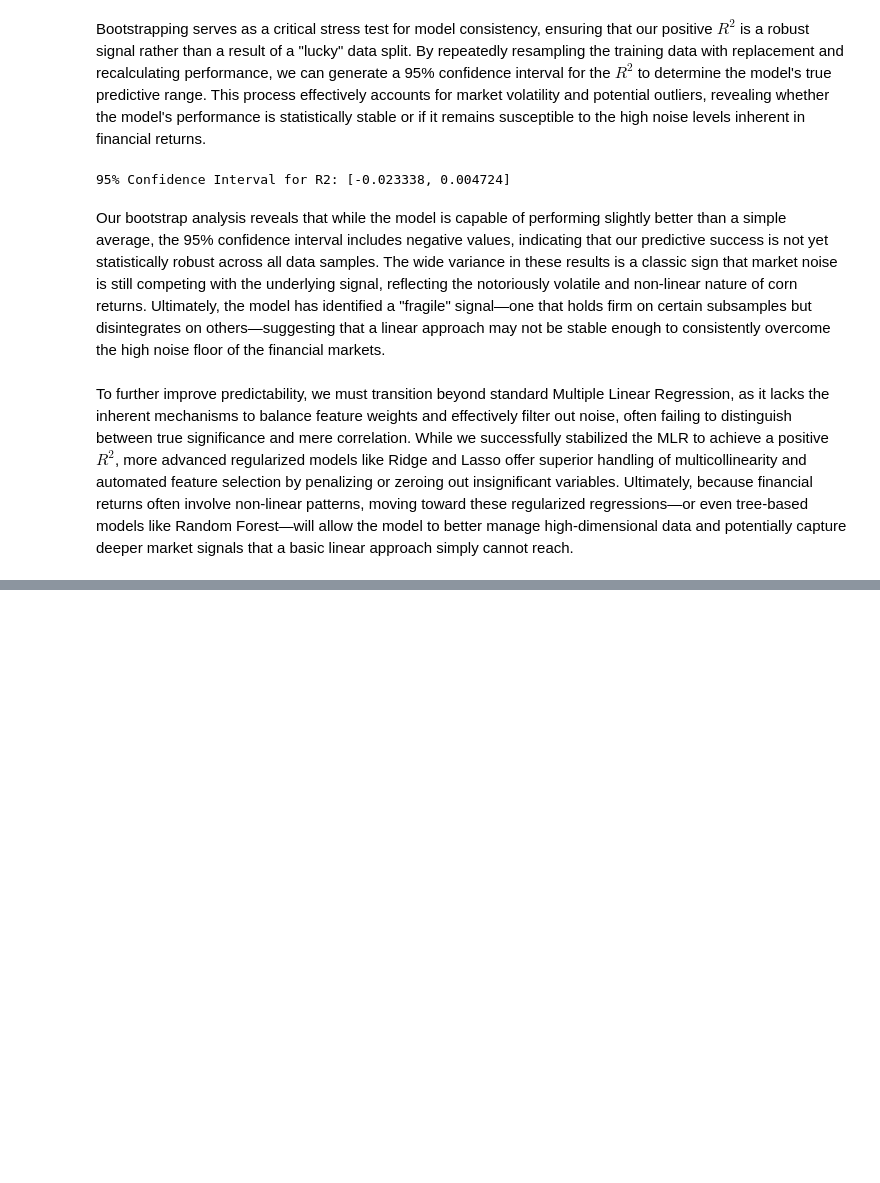
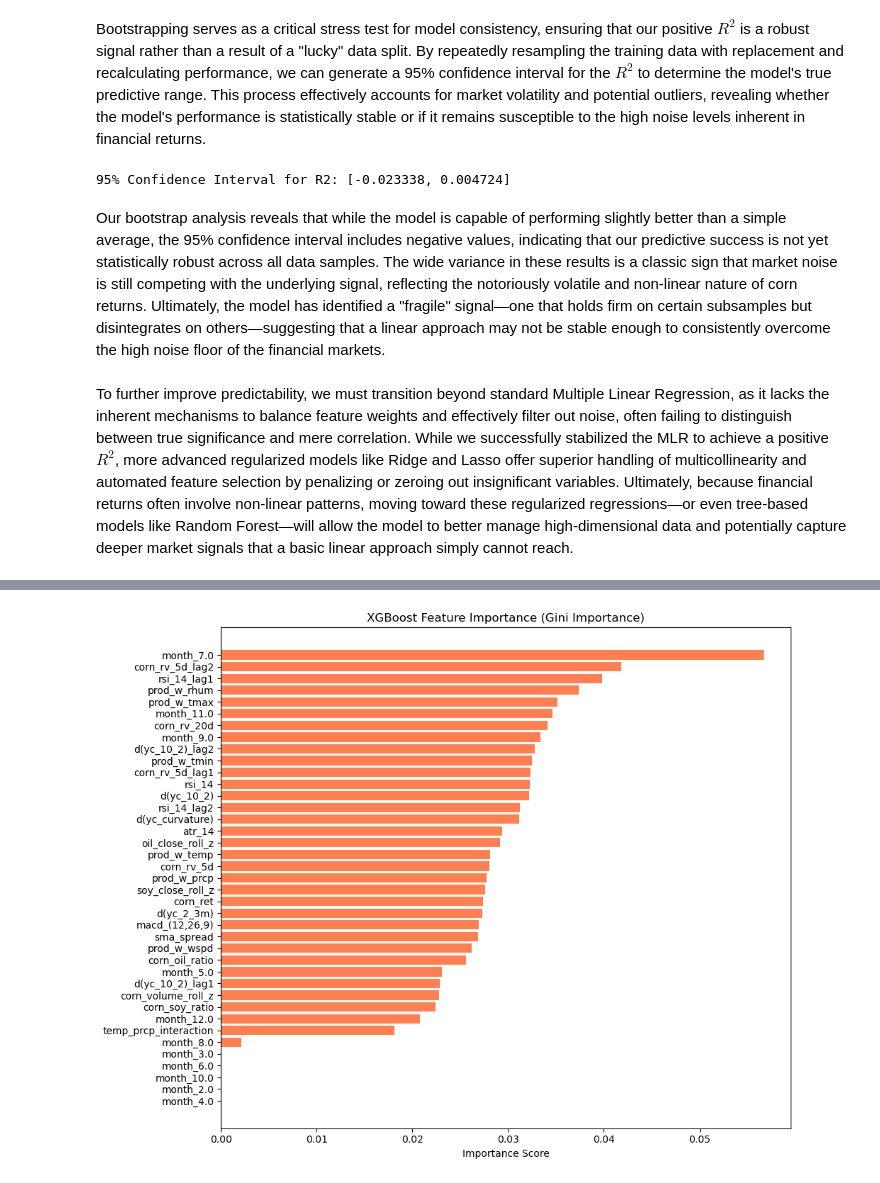
Before and after one commit to aryasalian/ECON-573-Research-Project, a Jupyter notebook: linear_model.ipynb, the cells around one changed output, grey strips where cells are left out. Drawn from its saved outputs; the diff is of its cells as text; code cells hidden in the pictures; blank space fills up the shorter version.

```diff
--- a/linear_model.ipynb
+++ b/linear_model.ipynb
@@ -487,0 +727,79 @@ To further improve predictability, we must transition beyond standard Multiple L
+# %%
+import xgboost as xgb
+import pandas as pd
+import matplotlib.pyplot as plt
+from sklearn.pipeline import Pipeline
+from sklearn.compose import ColumnTransformer
+from sklearn.impute import SimpleImputer
+from sklearn.preprocessing import OneHotEncoder
+
+# 1. Update the feature list with correct names
+# We ensure 'd(yc_10_2)' is used instead of 'yc_10_2'
+feature_cols = [
+    'corn_ret', 'corn_volume_roll_z', 'corn_rv_5d', 'corn_rv_20d',
+    'month', 'atr_14', 'sma_spread', 'macd_(12,26,9)', 'rsi_14',
+    'oil_close_roll_z', 'soy_close_roll_z', 'corn_soy_ratio', 'corn_oil_ratio',
+    'd(yc_10_2)', 'd(yc_2_3m)', 'd(yc_curvature)',
+    'prod_w_temp', 'prod_w_tmin', 'prod_w_tmax', 'prod_w_prcp', 'prod_w_rhum', 'prod_w_wspd',
+    'temp_prcp_interaction',
+    'corn_rv_5d_lag1', 'corn_rv_5d_lag2',
+    'rsi_14_lag1', 'rsi_14_lag2',
+    'd(yc_10_2)_lag1', 'd(yc_10_2)_lag2'
+]
+
+categorical_cols = ["month"]
+numeric_cols = [c for c in feature_cols if c not in categorical_cols]
+
+# 2. Redefine preprocessor_tree (XGBoost doesn't need scaling)
+preprocessor_tree = ColumnTransformer([
+    ("num", SimpleImputer(strategy="median"), numeric_cols),
+    ("cat", Pipeline([
+        ("imputer", SimpleImputer(strategy="most_frequent")),
+        ("onehot", OneHotEncoder(drop="first", handle_unknown="ignore"))
+    ]), categorical_cols)
+])
+
+# 3. Define the XGBoost Regressor
+xgb_reg = xgb.XGBRegressor(
+    n_estimators=100,
+    learning_rate=0.05,
+    max_depth=3,
+    subsample=0.8,
+    colsample_bytree=0.8,
+    random_state=42,
+    n_jobs=-1
+)
+
+# 4. Create and fit the Pipeline
+xgb_pipeline = Pipeline([
+    ("preprocessor", preprocessor_tree),
+    ("regressor", xgb_reg)
+])
+
+# Fit and evaluate
+xgb_pipeline.fit(X_train[feature_cols], y_train)
+avg_cv_rmse_xgb = cv_rmse(xgb_pipeline, X_train[feature_cols], y_train, tscv)
+xgb_results = evaluate_holdout("XGBoost", xgb_pipeline, X_train[feature_cols], y_train, X_test[feature_cols], y_test)
+
+print(f"--- XGBoost Results ---")
+print(f"Avg 10-Fold CV RMSE: {avg_cv_rmse_xgb:.6f}")
+print(f"Holdout Test RMSE:   {xgb_results['test_rmse']:.6f}")
+print(f"Holdout Test R2:     {xgb_results['test_r2']:.6f}")
+
+# 5. Visual Evidence: Feature Importance
+model = xgb_pipeline.named_steps['regressor']
+ohe = xgb_pipeline.named_steps['preprocessor'].named_transformers_['cat'].named_steps['onehot']
+feature_names = numeric_cols + ohe.get_feature_names_out(categorical_cols).tolist()
+
+importance_df = pd.DataFrame({
+    'Feature': feature_names,
+    'Importance': model.feature_importances_
+}).sort_values(by='Importance', ascending=True)
+
+plt.figure(figsize=(10, 8))
+plt.barh(importance_df['Feature'], importance_df['Importance'], color='coral')
+plt.title('XGBoost Feature Importance (Gini Importance)')
+plt.xlabel('Importance Score')
+plt.tight_layout()
+plt.show()
+# %% [output]
@@ -487,0 +810 @@ To further improve predictability, we must transition beyond standard Multiple L
+[figure, added]
```
Also changed, not shown: parts of 11 cells of this notebook.
